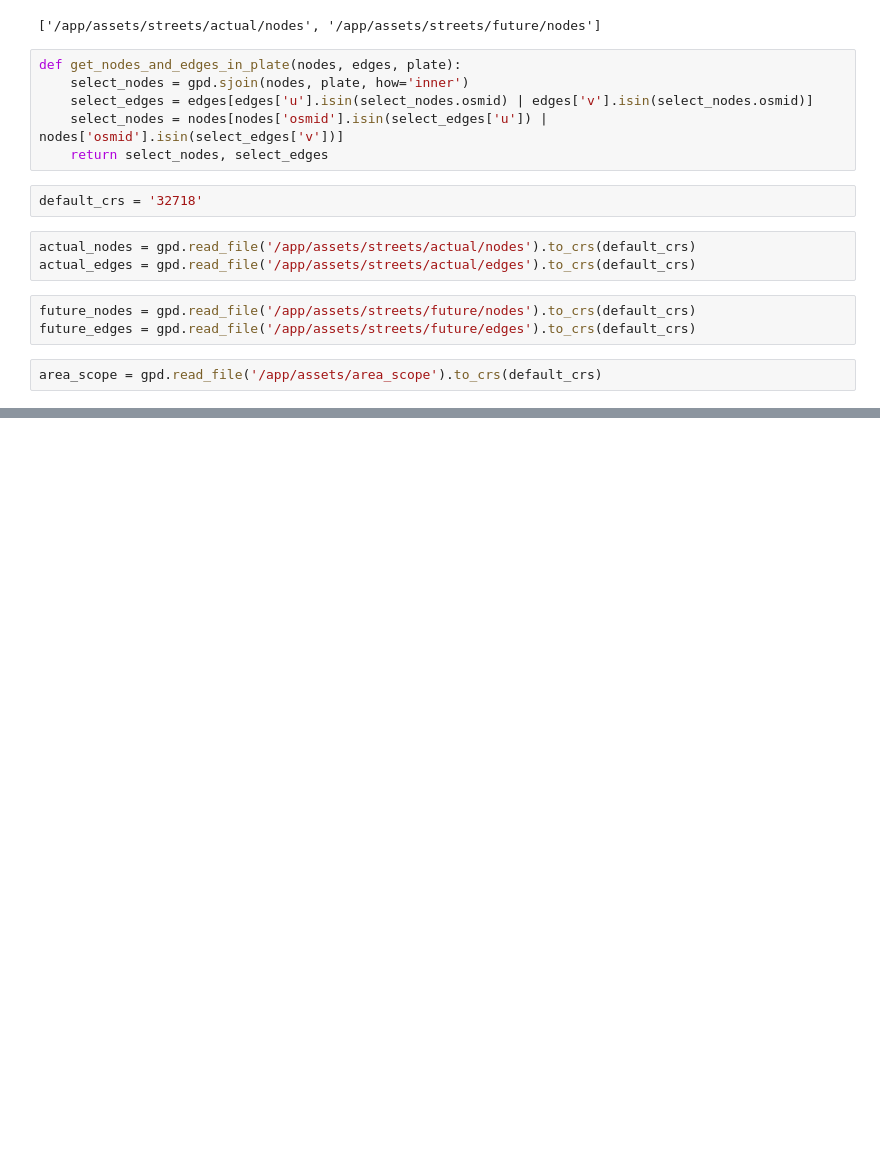
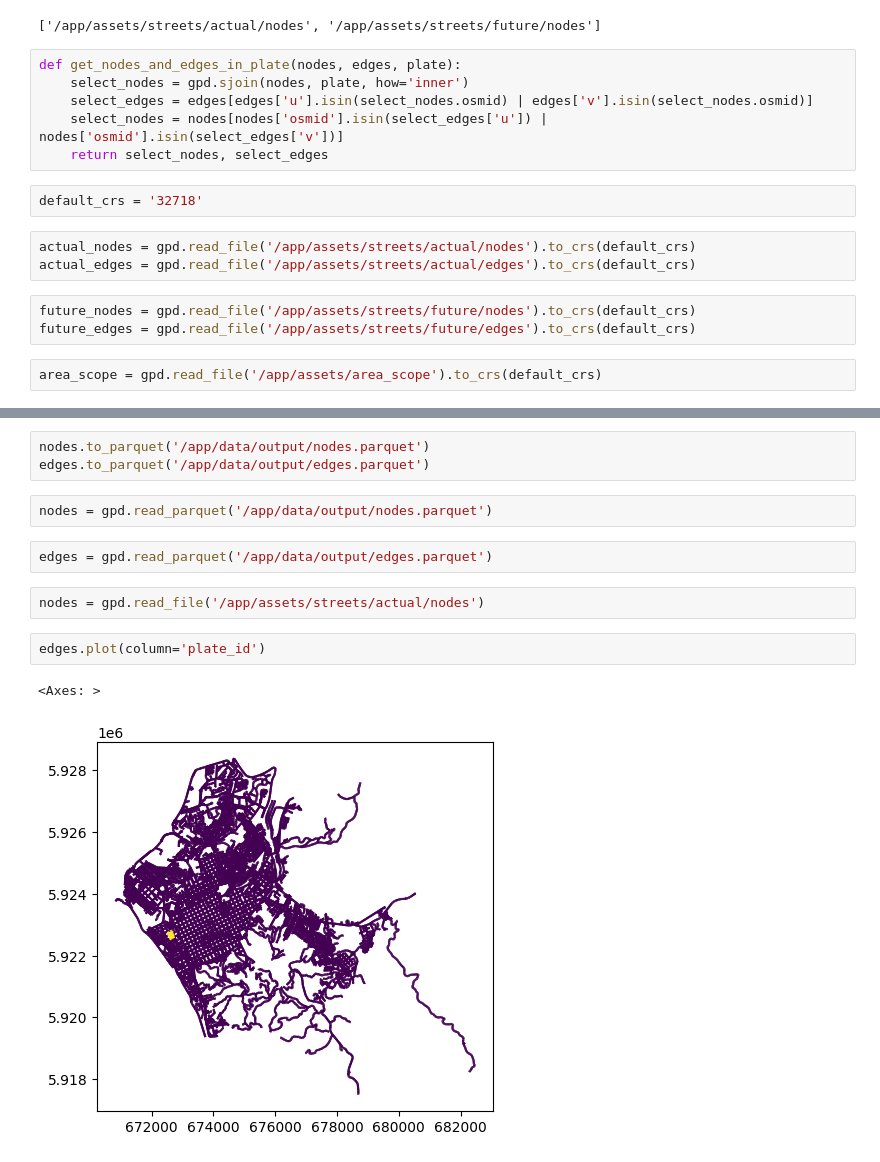
Before and after one commit to diegoalrv/clbb-io, a Jupyter notebook: notebooks/testing.ipynb, the cells around one changed output, grey strips where cells are left out. Drawn from its saved outputs; the diff is of its cells as text; blank space fills up the shorter version.

```diff
--- a/notebooks/testing.ipynb
+++ b/notebooks/testing.ipynb
@@ -38,0 +62,14 @@ area_scope = gpd.read_file('/app/assets/area_scope').to_crs(default_crs)
+# %%
+nodes.to_parquet('/app/data/output/nodes.parquet')
+edges.to_parquet('/app/data/output/edges.parquet')
+# %%
+nodes = gpd.read_parquet('/app/data/output/nodes.parquet')
+# %%
+edges = gpd.read_parquet('/app/data/output/edges.parquet')
+# %%
+nodes = gpd.read_file('/app/assets/streets/actual/nodes')
+# %%
+edges.plot(column='plate_id')
+# %% [output]
+<Axes: >
+[figure, added]
```
Also changed, not shown: parts of 8 cells of this notebook.
